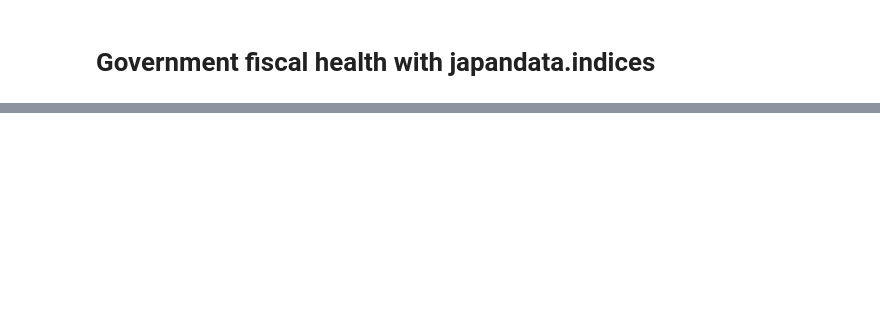
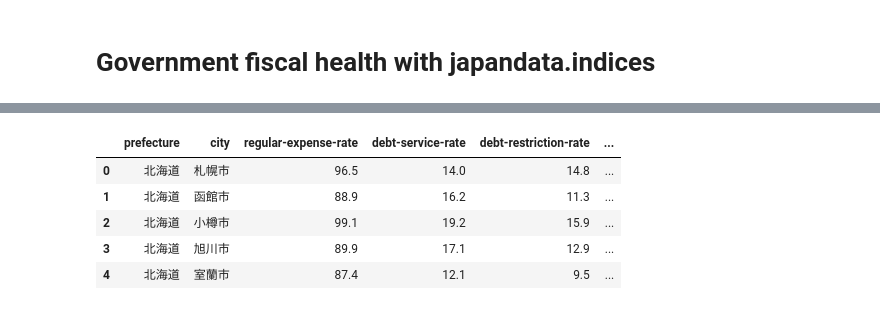
Before and after one commit to passaglia/japandata, a Jupyter notebook: notebooks/indices.ipynb, the cells around one changed output, grey strips where cells are left out. Cells and saved outputs as stored; diff of their text form; code cells hidden in the pictures; blank space fills up the shorter version.

```diff
--- a/notebooks/indices.ipynb
+++ b/notebooks/indices.ipynb
@@ -15,2 +15,11 @@ pref_indices.head()
 # %%
-city_indices.head()
+# Fiscal indices for city governments
+# Warning: Some columns measure different things for the 23 special wards of Tokyo than for other municipalities.
+city.head()
+# %% [output]
+|  | prefecture | city | regular-expense-rate | debt-service-rate | debt-restriction-rate | ... |
+| 0 | 北海道 | 札幌市 | 96.5 | 14.0 | 14.8 | ... |
+| 1 | 北海道 | 函館市 | 88.9 | 16.2 | 11.3 | ... |
+| 2 | 北海道 | 小樽市 | 99.1 | 19.2 | 15.9 | ... |
+| 3 | 北海道 | 旭川市 | 89.9 | 17.1 | 12.9 | ... |
+| 4 | 北海道 | 室蘭市 | 87.4 | 12.1 | 9.5 | ... |
```
Also changed, not shown: parts of 16 cells of this notebook, 9 other files.
